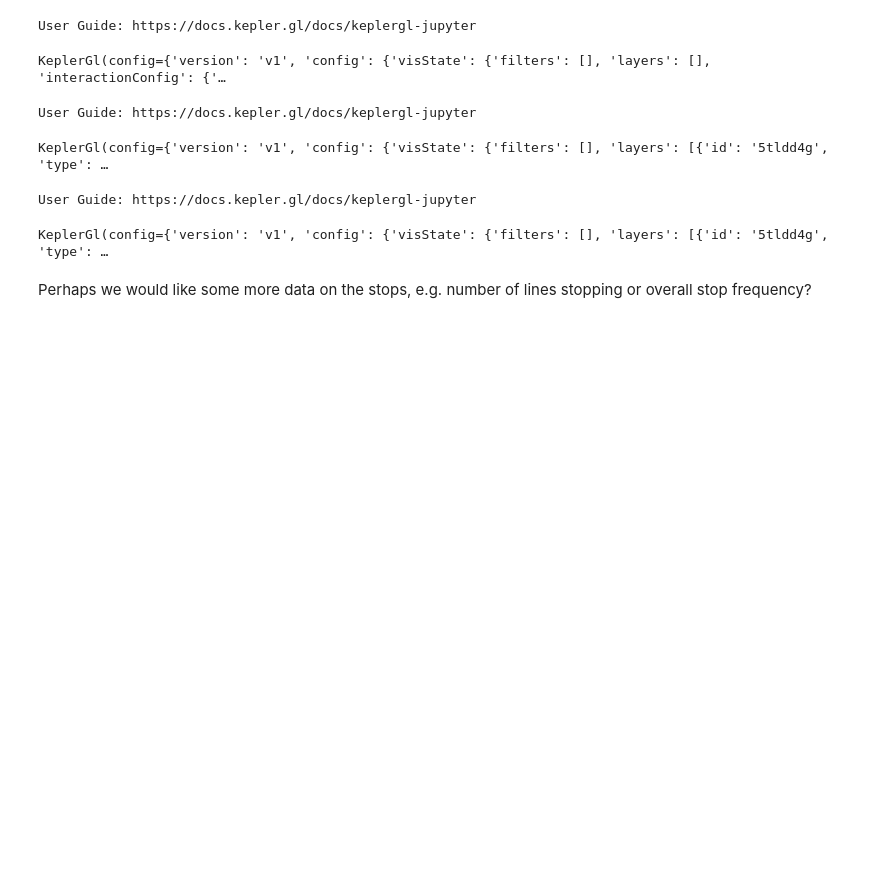
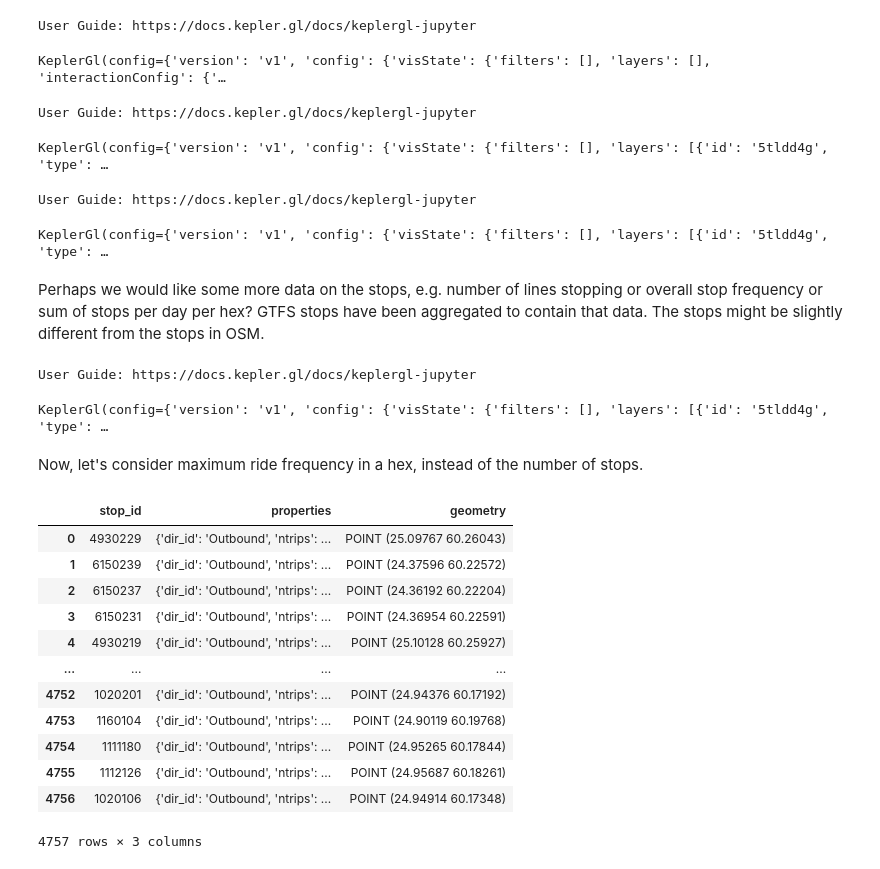
Before and after one commit to GispoCoding/geoviz-notebooks, a Jupyter notebook: notebooks/visualize.ipynb, the cells around one changed output. Cells and saved outputs as stored; diff of their text form; code cells hidden in the pictures; blank space fills up the shorter version.

```diff
--- a/notebooks/visualize.ipynb
+++ b/notebooks/visualize.ipynb
@@ -455,4 +477,28 @@ get_h3_map(stops,8, config=config)
 User Guide: https://docs.kepler.gl/docs/keplergl-jupyter
 KeplerGl(config={'version': 'v1', 'config': {'visState': {'filters': [], 'layers': [{'id': '5tldd4g', 'type': …
 # %% [markdown]
-Perhaps we would like some more data on the stops, e.g. number of lines stopping or overall stop frequency?
+Perhaps we would like some more data on the stops, e.g. number of lines stopping or overall stop frequency or sum of stops per day per hex? GTFS stops have been aggregated to contain that data. The stops might be slightly different from the stops in OSM.
+# %%
+get_h3_map(stops, 8, config=config)
+# %% [output]
+User Guide: https://docs.kepler.gl/docs/keplergl-jupyter
+KeplerGl(config={'version': 'v1', 'config': {'visState': {'filters': [], 'layers': [{'id': '5tldd4g', 'type': …
+# %% [markdown]
+Now, let's consider maximum ride frequency in a hex, instead of the number of stops.
+# %%
+stop_frame = to_gdf(stops)
+stop_frame
+# %% [output]
+|  | stop_id | properties | geometry |
+| 0 | 4930229 | {'dir_id': 'Outbound', 'ntrips': ... | POINT (25.09767 60.26043) |
+| 1 | 6150239 | {'dir_id': 'Outbound', 'ntrips': ... | POINT (24.37596 60.22572) |
+| 2 | 6150237 | {'dir_id': 'Outbound', 'ntrips': ... | POINT (24.36192 60.22204) |
+| 3 | 6150231 | {'dir_id': 'Outbound', 'ntrips': ... | POINT (24.36954 60.22591) |
+| 4 | 4930219 | {'dir_id': 'Outbound', 'ntrips': ... | POINT (25.10128 60.25927) |
+| ... | ... | ... | ... |
+| 4752 | 1020201 | {'dir_id': 'Outbound', 'ntrips': ... | POINT (24.94376 60.17192) |
+| 4753 | 1160104 | {'dir_id': 'Outbound', 'ntrips': ... | POINT (24.90119 60.19768) |
+| 4754 | 1111180 | {'dir_id': 'Outbound', 'ntrips': ... | POINT (24.95265 60.17844) |
+| 4755 | 1112126 | {'dir_id': 'Outbound', 'ntrips': ... | POINT (24.95687 60.18261) |
+| 4756 | 1020106 | {'dir_id': 'Outbound', 'ntrips': ... | POINT (24.94914 60.17348) |
+4757 rows × 3 columns
```
Also changed, not shown: parts of 51 cells of this notebook, 1 other file.
